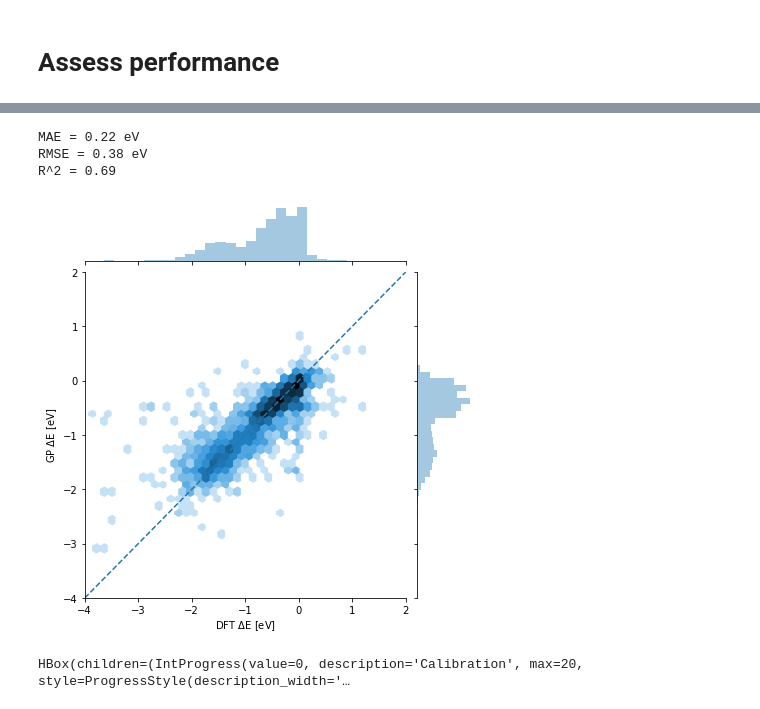
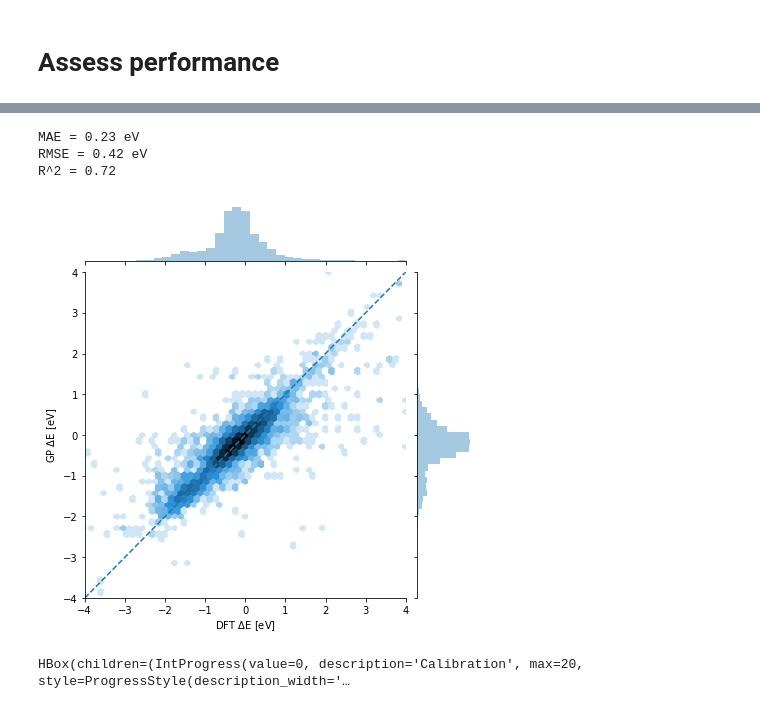
Before and after one commit to ulissigroup/uncertainty_benchmarking, a Jupyter notebook: GP/GP.ipynb, the cells around one changed output, grey strips where cells are left out. Drawn from its saved outputs; the diff is of its cells as text; code cells hidden in the pictures.

```diff
--- a/GP/GP.ipynb
+++ b/GP/GP.ipynb
@@ -6,7 +6,7 @@ Load data
 import pickle
 
 
-with open('../preprocessing/splits.pkl', 'rb') as file_handle:
+with open('../preprocessing/splits_gasdb.pkl', 'rb') as file_handle:
     splits = pickle.load(file_handle)
 
 fingerprints_train_raw = splits['fingerprints_train']
@@ -115,4 +115,4 @@ likelihood.eval()
 
 # Make the predictions
 with torch.no_grad(), gpytorch.settings.fast_pred_var():
-    preds = model(fingerprints_val)
+    %time preds = model(fingerprints_val)
@@ -119,37 +122,38 @@ with torch.no_grad(), gpytorch.settings.fast_pred_var():
 # %%
 %matplotlib inline
 import numpy as np
 import seaborn as sns
 from sklearn.metrics import mean_absolute_error, mean_squared_error, r2_score
 import seaborn as sns
 
 
 # Parse the predictions
 targets_pred = preds.mean
 mae = mean_absolute_error(targets_val, targets_pred)
 rmse = np.sqrt(mean_squared_error(targets_val, targets_pred))
 r2 = r2_score(targets_val, targets_pred)
 
 # Report
 print('MAE = %.2f eV' % mae)
 print('RMSE = %.2f eV' % rmse)
 print('R^2 = %.2f' % r2)
 
 # Plot
+lims = [-4, 4]
 grid = sns.jointplot(targets_val, targets_pred,
                      kind='hex',
                      bins='log',
-                     extent=[-4, 2, -4, 2])
-_ = grid.ax_joint.set_xlim([-4, 2])
-_ = grid.ax_joint.set_ylim([-4, 2])
-_ = grid.ax_joint.plot([-4, 2], [-4, 2], '--')
+                     extent=lims*2)
+_ = grid.ax_joint.set_xlim(lims)
+_ = grid.ax_joint.set_ylim(lims)
+_ = grid.ax_joint.plot(lims, lims, '--')
 _ = grid.ax_joint.set_xlabel('DFT $\Delta$E [eV]')
 _ = grid.ax_joint.set_ylabel('GP $\Delta$E [eV]')
 # %% [output]
-MAE = 0.22 eV
-RMSE = 0.38 eV
-R^2 = 0.69
+MAE = 0.23 eV
+RMSE = 0.42 eV
+R^2 = 0.72
-[figure, old version]
+[figure, new version]
 # %%
 import numpy as np
 from scipy import stats
```
Also changed, not shown: parts of 3 cells of this notebook, 1 other file.
